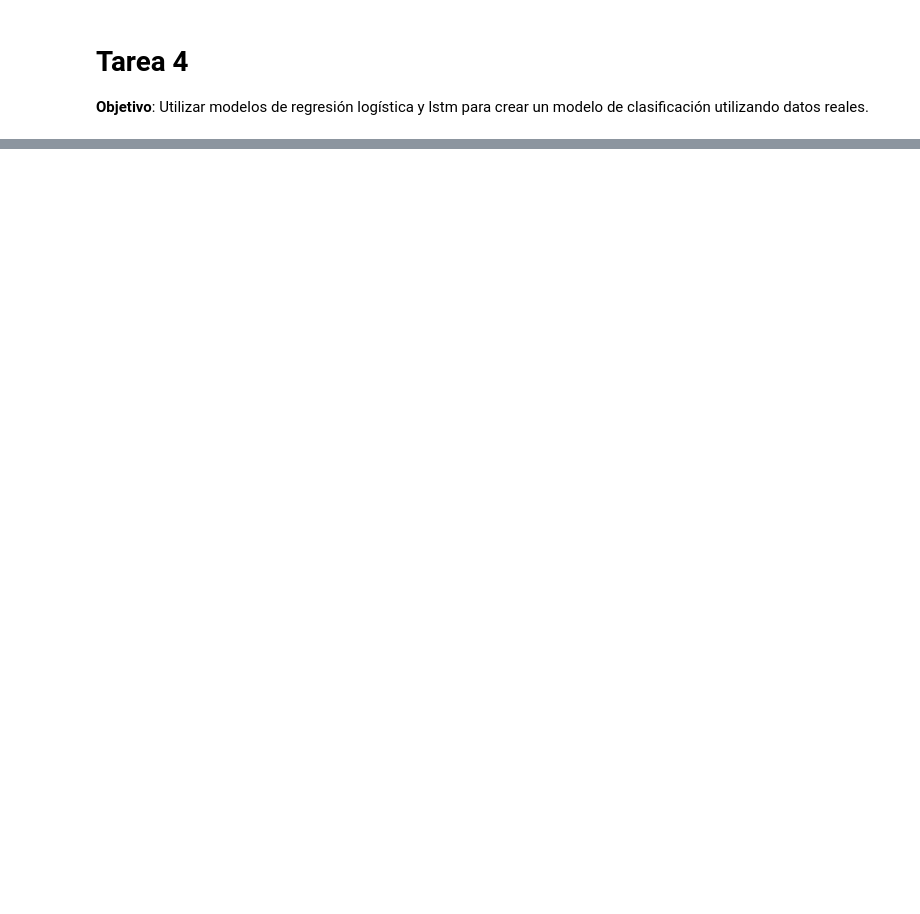
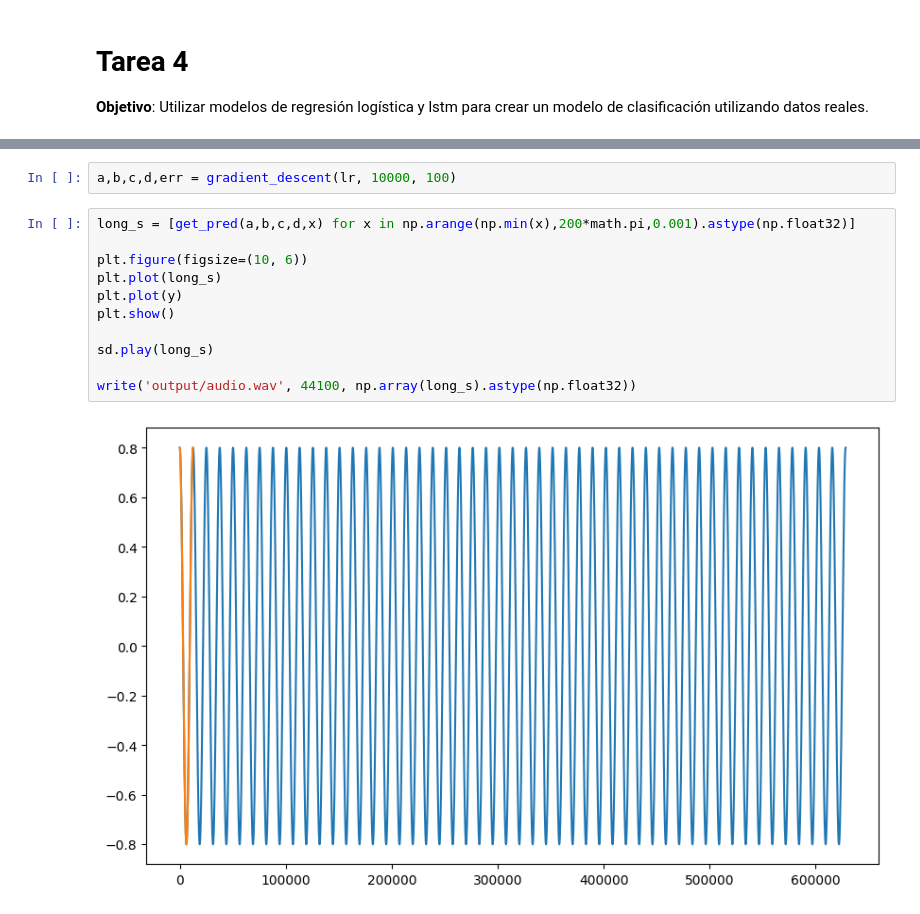
Before and after one commit to smorenova72/EST_III_UCO, a Jupyter notebook: tarea4/src/main.ipynb, the cells around one changed output, grey strips where cells are left out. Cells and saved outputs as stored; diff of their text form; blank space fills up the shorter version.

```diff
--- a/tarea4/src/main.ipynb
+++ b/tarea4/src/main.ipynb
@@ -12,0 +109,15 @@ Función de error (LSE): $$e(x) = (y - y_h)^2$$
+# %%
+a,b,c,d,err = gradient_descent(lr, 10000, 100)
+# %%
+long_s = [get_pred(a,b,c,d,x) for x in np.arange(np.min(x),200*math.pi,0.001).astype(np.float32)]
+
+plt.figure(figsize=(10, 6))
+plt.plot(long_s)
+plt.plot(y)
+plt.show()
+
+sd.play(long_s)
+
+write('output/audio.wav', 44100, np.array(long_s).astype(np.float32))
+# %% [output]
+[figure, added]
```
Also changed, not shown: parts of 19 cells of this notebook, 10 other files.
